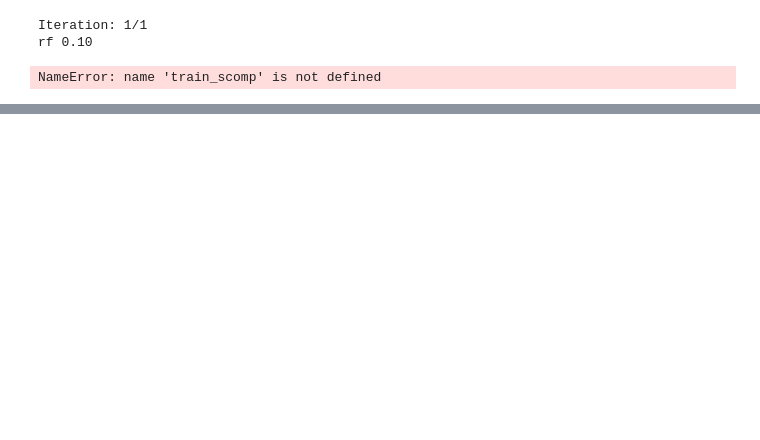
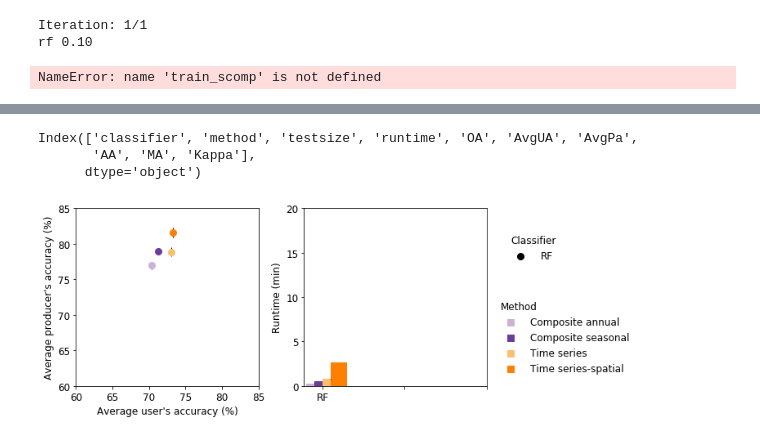
Before and after one commit to SebastianHafner/masterthesis, a Jupyter notebook: classification.ipynb, the cells around one changed output, grey strips where cells are left out. Drawn from its saved outputs; the diff is of its cells as text; code cells hidden in the pictures; blank space fills up the shorter version.

```diff
--- a/classification.ipynb
+++ b/classification.ipynb
@@ -629,7 +663,7 @@ for i in range(n_iterations):
 
         # splitting data (using a different split and split ratio for each iteration)
         train_acomp, test_acomp = train_test_split(data_acomp, test_size=test_size)
-        # train_scomp, test_scomp = train_test_split(data_scomp, test_size=test_size)
+        train_scomp, test_scomp = train_test_split(data_scomp, test_size=test_size)
         train_coefs, test_coefs = train_test_split(data_coefs, test_size=test_size)
 
         for clf_key in classifiers.keys():
@@ -675,7 +709,7 @@ d = {
 }
 
 df = pd.DataFrame(data=d)
-df.to_csv(f'{path}training_size_data.csv', encoding='utf-8', index=False)
+df.to_csv(f'{path}training_size_as{yearAS}.csv', encoding='utf-8', index=False)
 df.head()
 # %% [output]
 Iteration: 1/1
@@ -691,13 +871,18 @@ import numpy as np
 
 
 
-df = pd.read_csv('data/classification_data/classifier_comparison_data.csv')
+# chose 2 accuracy metrics
+am_x = 'AvgUA'
+am_y = 'AvgPa'
+
+
+df = pd.read_csv(f'data/classification_data/classifier_comparison_as{yearAS}.csv')
+
+print(df.columns)
 
 grouped = df.groupby(['method','classifier'])
 means = grouped.mean().to_dict()
 stds = grouped.std().to_dict()
-
-
 
 
 fig, axes = plt.subplots(1,3)
@@ -712,18 +897,20 @@ plt.rcParams.update({'font.size': fontsize})
 
 
 classifiers = ['rf','svm','dnn']
+classifiers = ['rf']
 markers = ['o','^','*']
+markers = ['o']
 
-methods = ['c','t','ts']
-inputs = ['Annual composite', 'Time series', 'Time series-spatial']
-colors = ['#377eb8','#4daf4a','#984ea3']
+methods = ['ac','sc','t','ts']
+inputs = ['Composite annual', 'Composite seasonal', 'Time series', 'Time series-spatial']
+colors = ['#cab2d6','#6a3d9a','#fdbf6f','#ff7f00']
 
-
+# classifiers (shape) for legend
 cpoints = []
 for i, clf in enumerate(classifiers):
     cpoint = ax.scatter(
-        means['users'][('c',clf)],
-        means['producers'][('c',clf)],
+        means[am_x][('ac',clf)],
+        means[am_y][('ac',clf)],
         marker=markers[i],
         color='k',
         label=clf,
@@ -731,13 +918,12 @@ for i, clf in enumerate(classifiers):
     )
     cpoints.append(cpoint)
 
-
-
+# methods (color) for legend
 mpoints = []
 for i, method in enumerate(methods):
     mpoint = ax.scatter(
-        means['users'][(method,'rf')],
-        means['producers'][(method,'rf')],
+        means[am_x][(method,'rf')],
+        means[am_y][(method,'rf')],
         marker='s',
         color=colors[i],
         label=inputs[i],
@@ -745,16 +931,16 @@ for i, method in enumerate(methods):
     )
     mpoints.append(mpoint)
 
-
+# print accuracy data for classifiers and methods
 for iclf, clf in enumerate(classifiers):
     for im, m in enumerate(methods):
         key = (m,clf)
         ax.errorbar(
-            x=means['users'][key],
-            xerr=stds['users'][key],
-            y=means['producers'][key],
-            yerr=stds['producers'][key],
-            ms=10,
+            x=means[am_x][key],
+            xerr=stds[am_x][key],
+            y=means[am_y][key],
+            yerr=stds[am_y][key],
+            ms=8,
             c=colors[im],
             marker=markers[iclf],
             ecolor='k',
@@ -762,11 +948,10 @@ for iclf, clf in enumerate(classifiers):
         )
 
 
-lower, upper = (0.6, 0.85)
+lower, upper = (60, 85)
 limits = [lower,upper]
-ticks = np.arange(lower,upper+0.01,0.05)
-labels = [f'{tick*100:.0f}' for tick in list(ticks)]
-print(ticks)
+ticks = np.arange(lower,upper+1,5)
+labels = [f'{tick:.0f}' for tick in list(ticks)]
 
 ax.set_xlim(limits)
 ax.set_ylim(limits)
@@ -804,7 +989,9 @@ leg2 = ax.legend(
 leg2._legend_box.align = "left"
 ax.add_artist(leg1)
 
-axes[2].axis('off')
+
+
+# change axis to right axis for runtime plot
 ax = axes[1]
 
 
@@ -817,37 +1004,47 @@ for m in methods:
     runtime_std_method = [stds['runtime'].get((m,clf)) for clf in classifiers]
     std_runtime_data.append(runtime_std_method)
 
+
 for i, (mean, std) in enumerate(zip(mean_runtime_data,std_runtime_data)):
 
     # rescaling to minutes
     mean = [m/60. for m in mean]
     std = [s/60. for s in std]
 
-    wbar = 0.2
-    xpos = [x-wbar+i*wbar for x in range(3)]
+
+    wbar = 0.1
+    xpos = [x-wbar+i*wbar for x in range(len(classifiers))]
+
     ax.bar(
         x=xpos,
         height=mean,
         yerr=std,
         width=0.2,
         color=colors[i],
         error_kw={'ecolor':'k','elinewidth':1},
     )
 
 
+
 yticks = np.arange(0,21,5)
 yticklabels = [f'{ytick:.0f}' for ytick in list(yticks)]
 ax.set_yticks(yticks)
 ax.set_yticklabels(yticklabels)
-
 
 
 # ax.set_ylabel('Runtime (min)',rotation=270,labelpad=20)
 ax.set_ylabel('Runtime (min)')
 ax.set_xticks(range(3))
 ax.set_xticklabels([clf.upper() for clf in classifiers])
 # ax.yaxis.tick_right()
 # ax.yaxis.set_label_position("right")
 
+axes[2].axis('off')
+
 plt.savefig('plots/classifier_comparison',dpi=300,bbox_inches='tight')
 plt.show()
+# %% [output]
+Index(['classifier', 'method', 'testsize', 'runtime', 'OA', 'AvgUA', 'AvgPa',
+       'AA', 'MA', 'Kappa'],
+      dtype='object')
+[figure, added]
```
Also changed, not shown: parts of 8 cells of this notebook.
